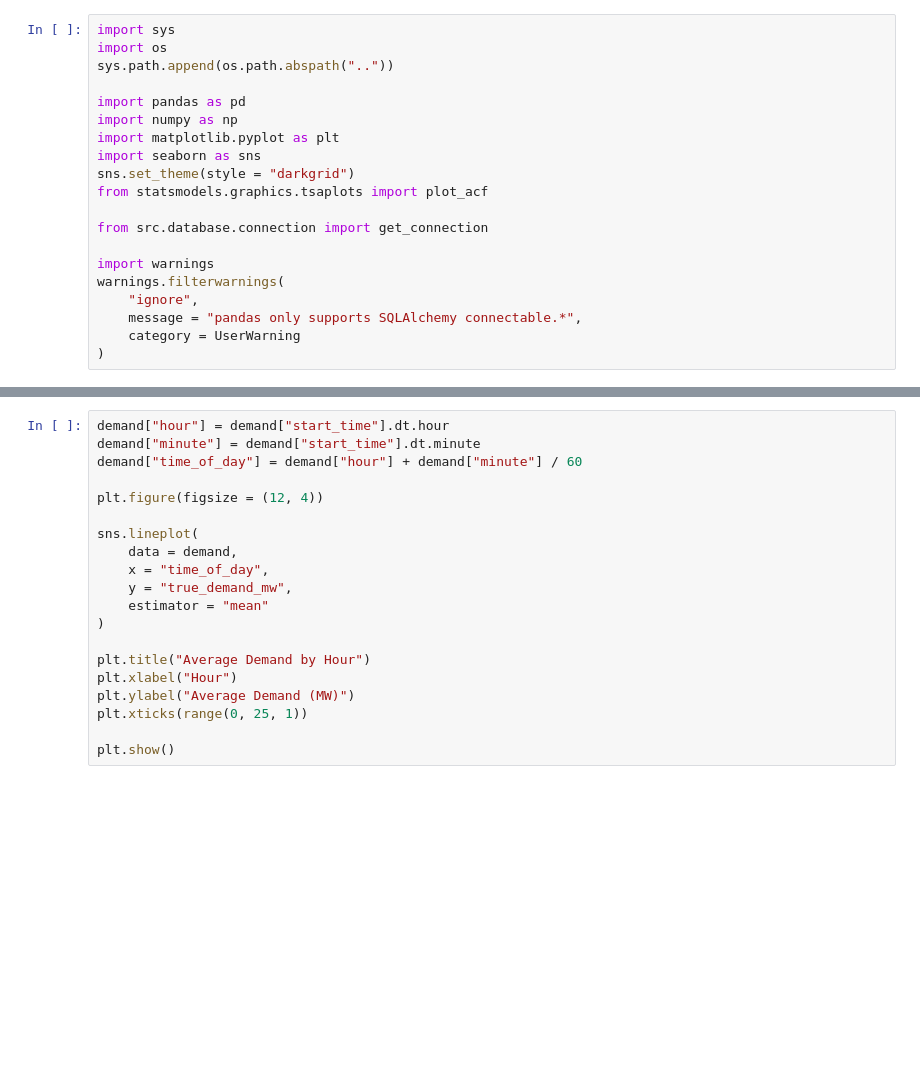
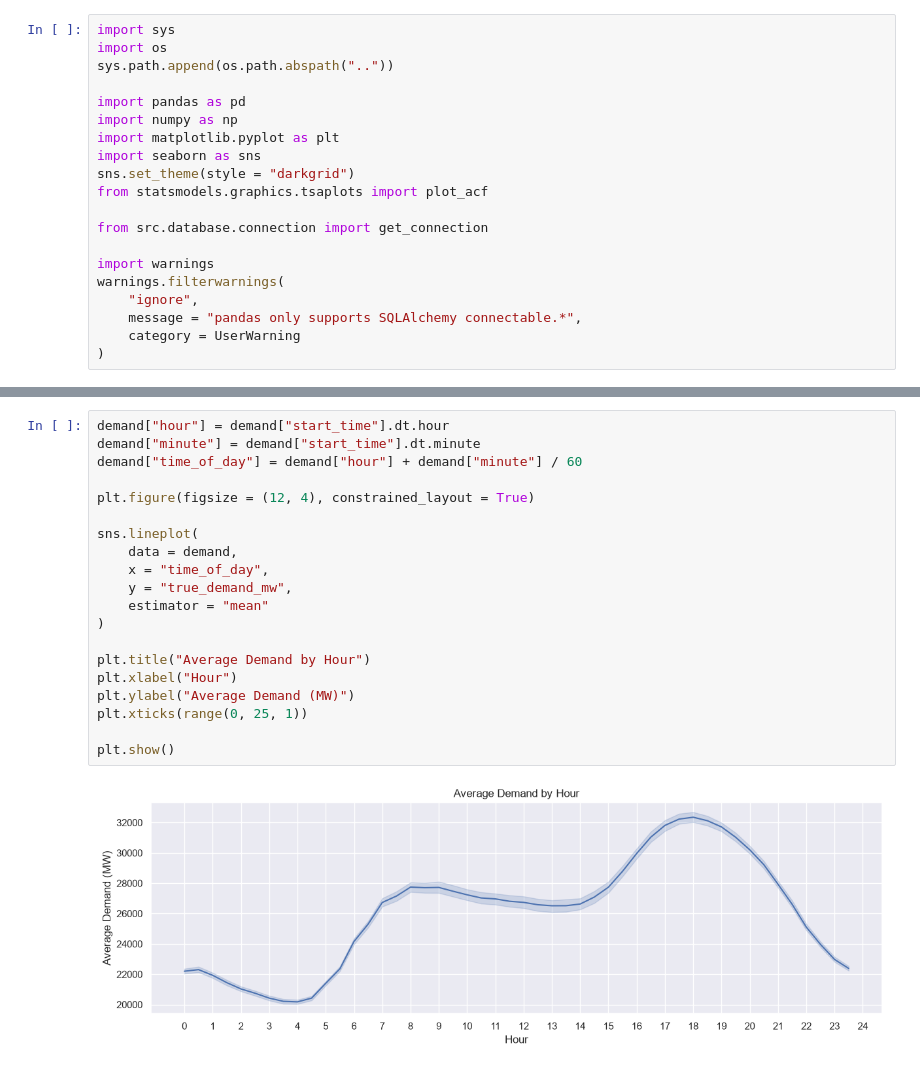
Before and after one commit to H-Konrad/uk-electricity-demand-forecasting, a Jupyter notebook: notebooks/01_demand_eda.ipynb, the cells around one changed output, grey strips where cells are left out. Drawn from its saved outputs; the diff is of its cells as text; blank space fills up the shorter version.

```diff
--- a/notebooks/01_demand_eda.ipynb
+++ b/notebooks/01_demand_eda.ipynb
@@ -81,23 +111,25 @@ plt.show()
 # %%
 demand["hour"] = demand["start_time"].dt.hour
 demand["minute"] = demand["start_time"].dt.minute
 demand["time_of_day"] = demand["hour"] + demand["minute"] / 60
 
-plt.figure(figsize = (12, 4))
+plt.figure(figsize = (12, 4), constrained_layout = True)
 
 sns.lineplot(
     data = demand,
     x = "time_of_day",
     y = "true_demand_mw",
     estimator = "mean"
 )
 
 plt.title("Average Demand by Hour")
 plt.xlabel("Hour")
 plt.ylabel("Average Demand (MW)")
 plt.xticks(range(0, 25, 1))
 
 plt.show()
+# %% [output]
+[figure, added]
 # %%
 demand["day_of_week"] = demand["start_time"].dt.dayofweek
 
```
Also changed, not shown: parts of 13 cells of this notebook, 4 other files.
